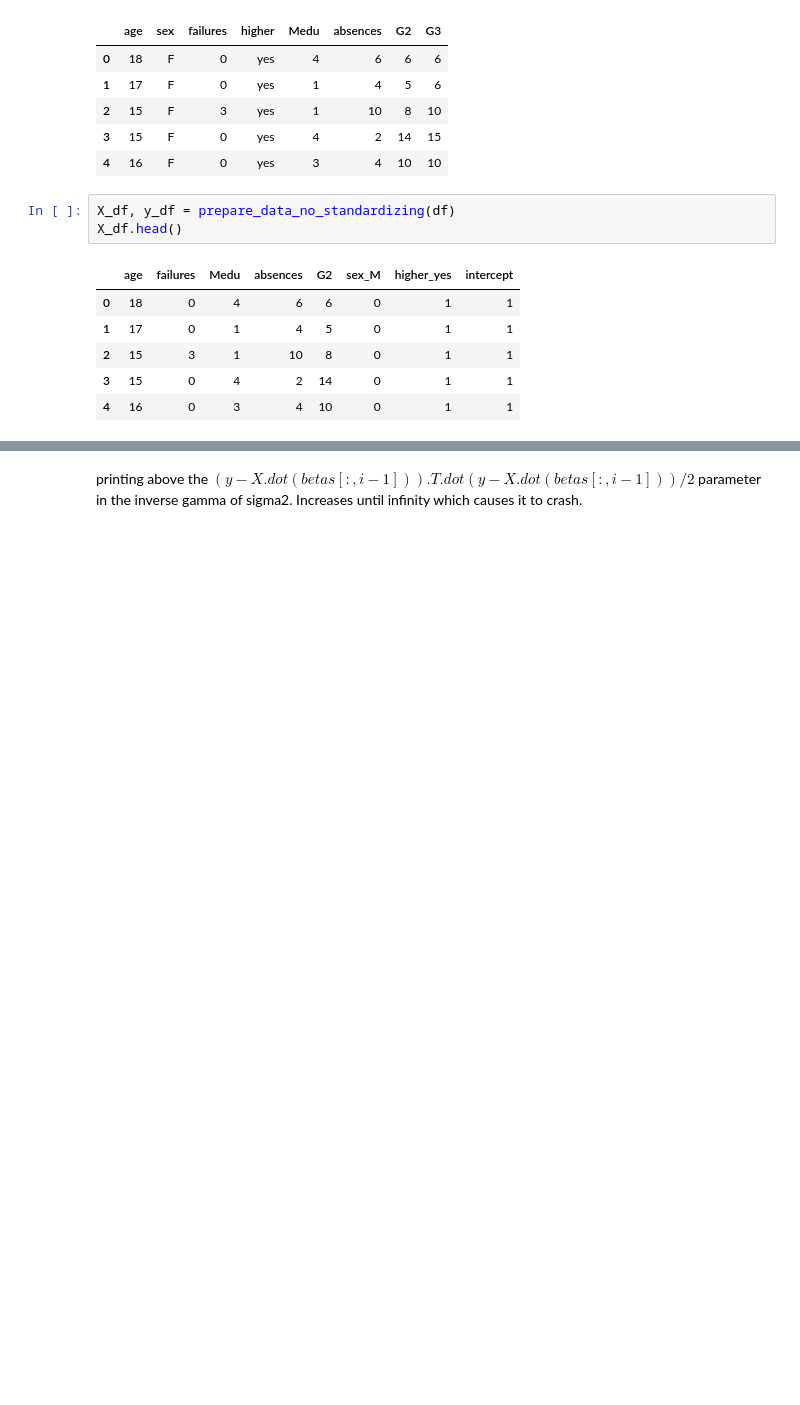
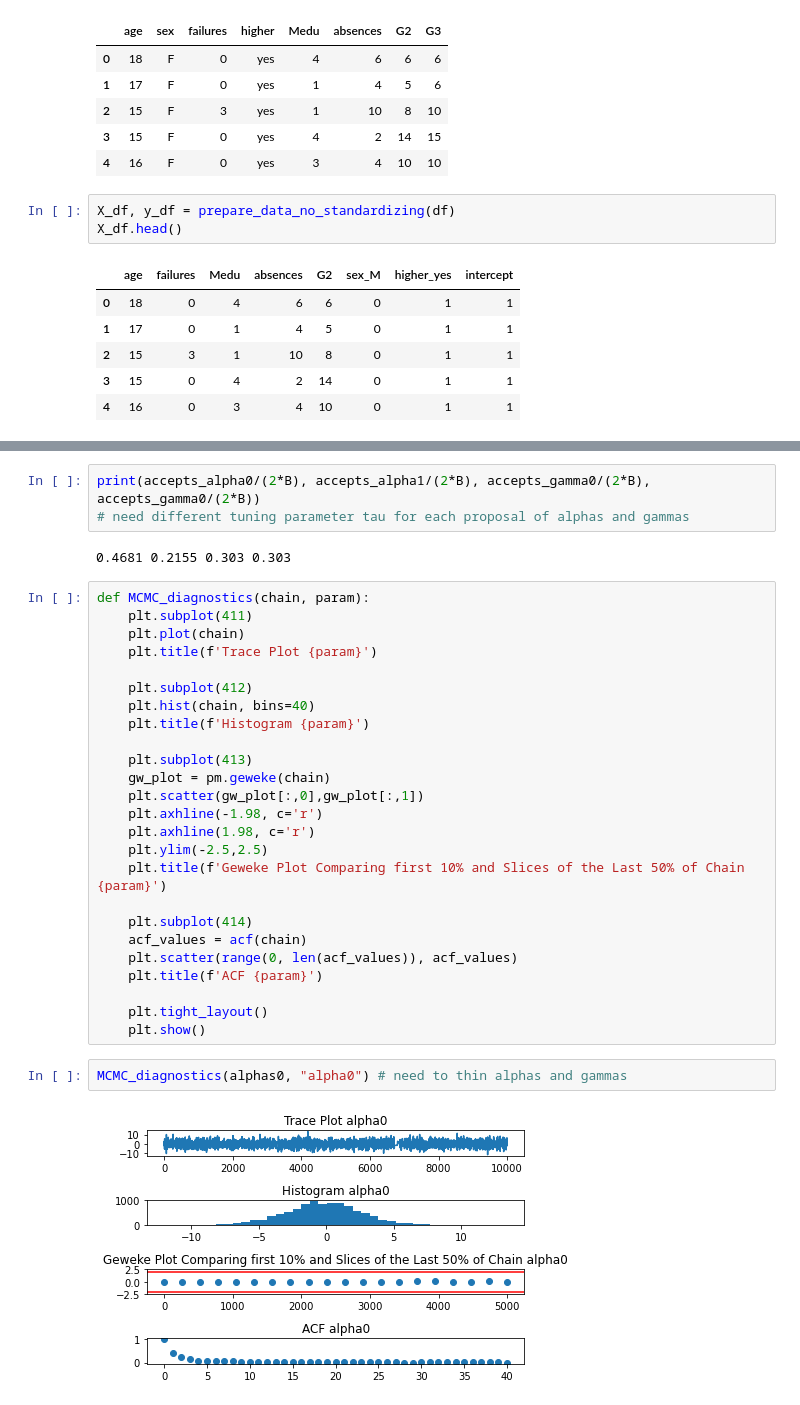
Before and after one commit to lbotti319/bayesian_math_scores, a Jupyter notebook: Modeling with missing data.ipynb, the cells around one changed output, grey strips where cells are left out. Saved outputs shown, nothing was run; the diff lists cells and outputs as text; blank space fills up the shorter version.

Commit message:
including some plots

```diff
--- a/Modeling with missing data.ipynb
+++ b/Modeling with missing data.ipynb
@@ -86,2 +72,34 @@ ValueError: array must not contain infs or NaNs
-# %% [markdown]
-printing above the $(y - X.dot(betas[:, i-1])).T.dot(y - X.dot(betas[:, i-1])) / 2$ parameter in the inverse gamma of sigma2. Increases until infinity which causes it to crash.
+# %%
+print(accepts_alpha0/(2*B), accepts_alpha1/(2*B), accepts_gamma0/(2*B), accepts_gamma0/(2*B))
+# need different tuning parameter tau for each proposal of alphas and gammas
+# %% [output]
+0.4681 0.2155 0.303 0.303
+# %%
+def MCMC_diagnostics(chain, param):
+    plt.subplot(411)
+    plt.plot(chain)
+    plt.title(f'Trace Plot {param}')
+
+    plt.subplot(412)
+    plt.hist(chain, bins=40)
+    plt.title(f'Histogram {param}')
+
+    plt.subplot(413)
+    gw_plot = pm.geweke(chain)
+    plt.scatter(gw_plot[:,0],gw_plot[:,1])
+    plt.axhline(-1.98, c='r')
+    plt.axhline(1.98, c='r')
+    plt.ylim(-2.5,2.5)
+    plt.title(f'Geweke Plot Comparing first 10% and Slices of the Last 50% of Chain {param}')
+
+    plt.subplot(414)
+    acf_values = acf(chain)
+    plt.scatter(range(0, len(acf_values)), acf_values)
+    plt.title(f'ACF {param}')
+
+    plt.tight_layout()
+    plt.show()
+# %%
+MCMC_diagnostics(alphas0, "alpha0") # need to thin alphas and gammas
+# %% [output]
+[figure, added]
```
Also changed, not shown: parts of 15 cells of this notebook.
